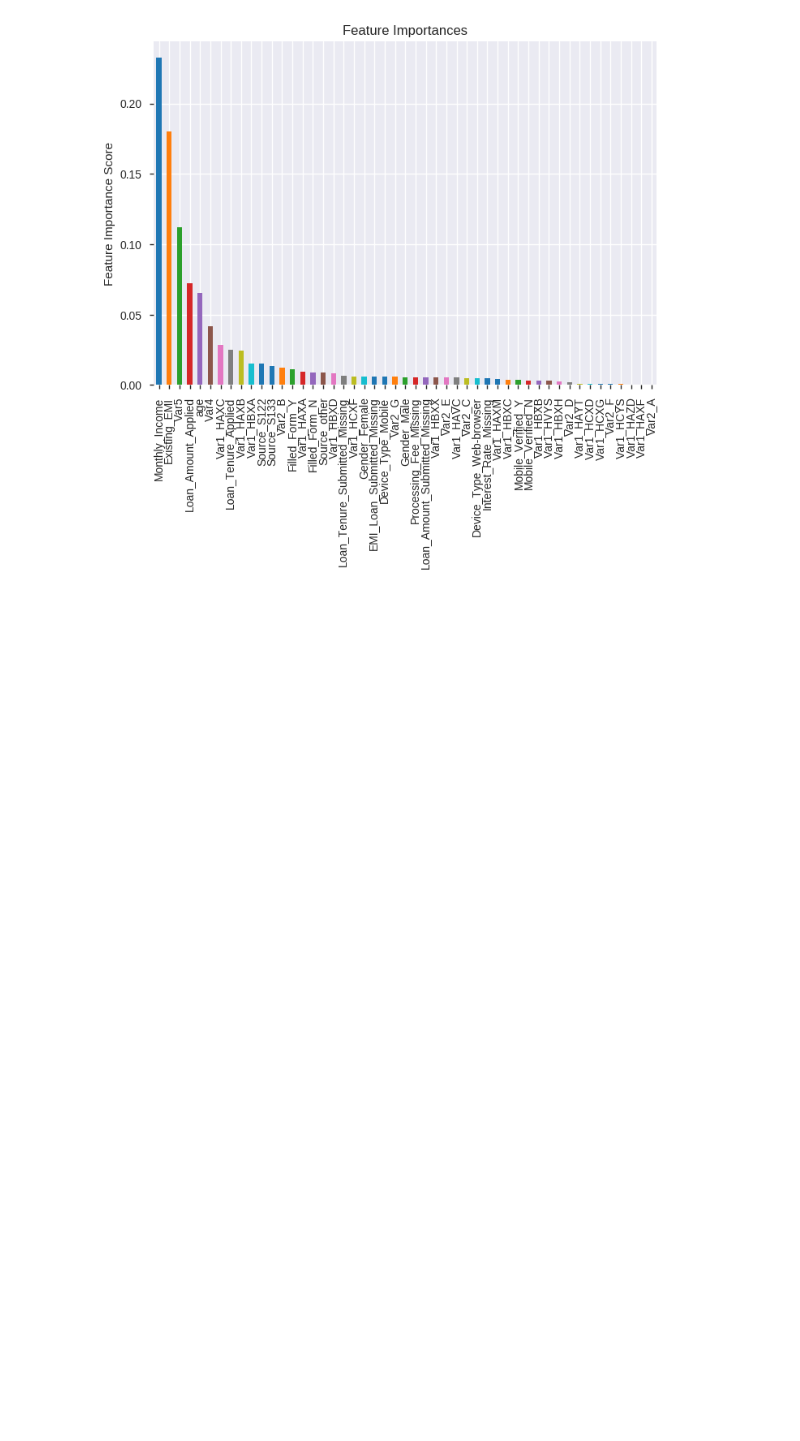
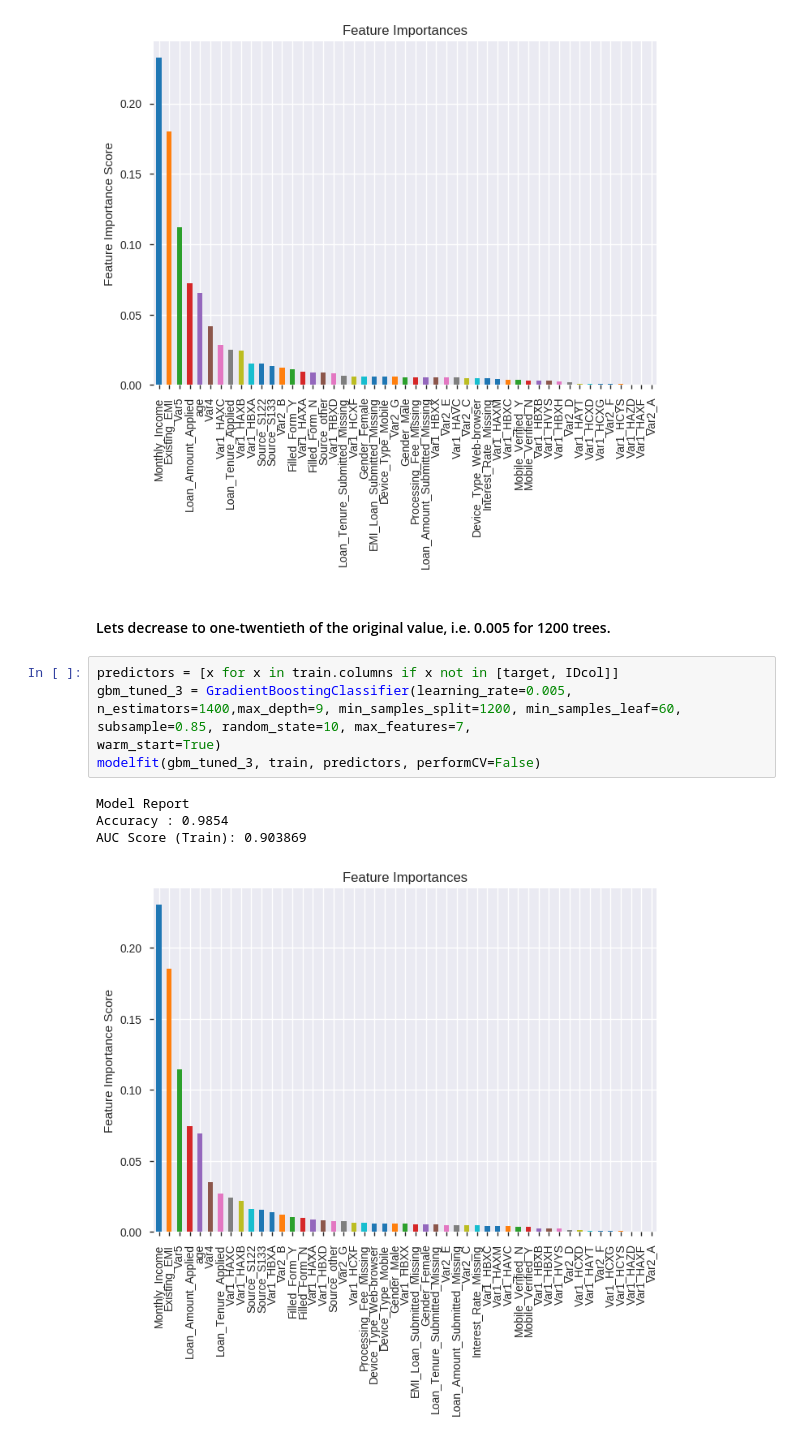
Before and after one commit to ds-suyog/Machine_Learning_with_Python, a Jupyter notebook: gbm_parameter-tuning_avhackathonx3.ipynb, the cells around one changed output. Saved outputs shown, nothing was run; the diff lists cells and outputs as text; blank space fills up the shorter version.

```diff
--- a/gbm_parameter-tuning_avhackathonx3.ipynb
+++ b/gbm_parameter-tuning_avhackathonx3.ipynb
@@ -832,3 +832,15 @@ Accuracy : 0.9854
 AUC Score (Train): 0.897693
 CV Score : Mean - 0.8394507 | Std - 0.01075174 | Min - 0.8250757 | Max - 0.8523121
 [figure]
+# %% [markdown]
+#### Lets decrease to one-twentieth of the original value, i.e. 0.005 for 1200 trees.
+# %%
+predictors = [x for x in train.columns if x not in [target, IDcol]]
+gbm_tuned_3 = GradientBoostingClassifier(learning_rate=0.005, n_estimators=1400,max_depth=9, min_samples_split=1200, min_samples_leaf=60, subsample=0.85, random_state=10, max_features=7,
+warm_start=True)
+modelfit(gbm_tuned_3, train, predictors, performCV=False)
+# %% [output]
+Model Report
+Accuracy : 0.9854
+AUC Score (Train): 0.903869
+[figure, added]
```
Also changed, not shown: parts of 1 cell of this notebook.
